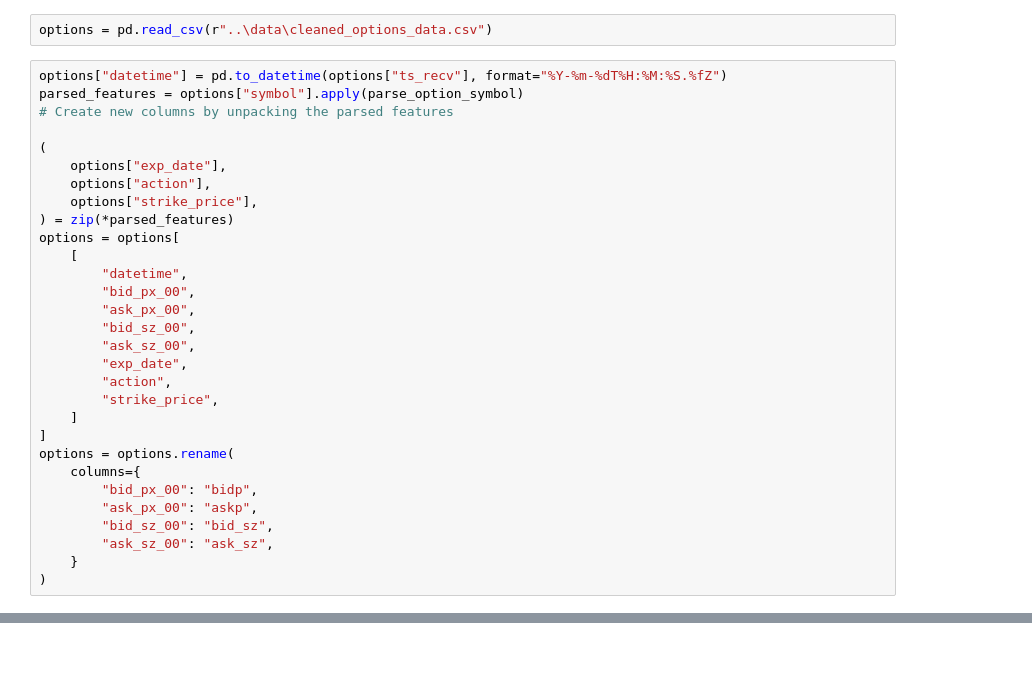
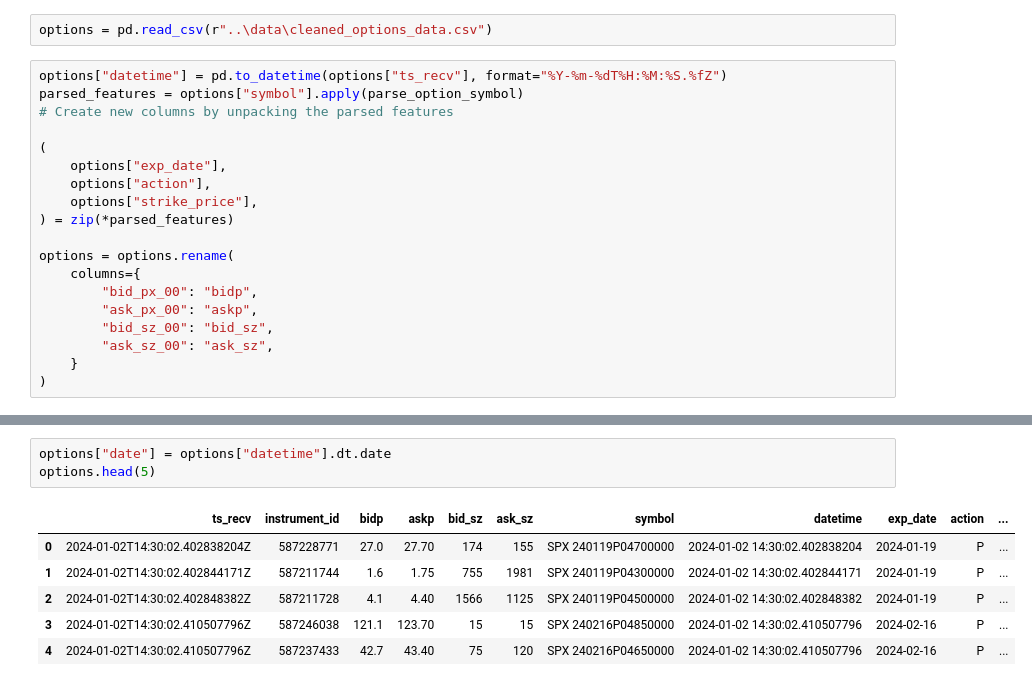
Before and after one commit to sumaddury/Derivatives-Case-M-E-S-C, a Jupyter notebook: eric_testing/profitable_options.ipynb, the cells around one changed output, grey strips where cells are left out. Drawn from its saved outputs; the diff is of its cells as text; blank space fills up the shorter version.

```diff
--- a/eric_testing/profitable_options.ipynb
+++ b/eric_testing/profitable_options.ipynb
@@ -26,18 +26,7 @@ parsed_features = options["symbol"].apply(parse_option_symbol)
     options["action"],
     options["strike_price"],
 ) = zip(*parsed_features)
-options = options[
-    [
-        "datetime",
-        "bid_px_00",
-        "ask_px_00",
-        "bid_sz_00",
-        "ask_sz_00",
-        "exp_date",
-        "action",
-        "strike_price",
-    ]
-]
+
 options = options.rename(
     columns={
         "bid_px_00": "bidp",
@@ -175,0 +169,10 @@ Name: 1554740, dtype: object, Overall: 2922.184375
+# %%
+options["date"] = options["datetime"].dt.date
+options.head(5)
+# %% [output]
+|  | ts_recv | instrument_id | bidp | askp | bid_sz | ask_sz | symbol | datetime | exp_date | action | ... |
+| 0 | 2024-01-02T14:30:02.402838204Z | 587228771 | 27.0 | 27.70 | 174 | 155 | SPX 240119P04700000 | 2024-01-02 14:30:02.402838204 | 2024-01-19 | P | ... |
+| 1 | 2024-01-02T14:30:02.402844171Z | 587211744 | 1.6 | 1.75 | 755 | 1981 | SPX 240119P04300000 | 2024-01-02 14:30:02.402844171 | 2024-01-19 | P | ... |
+| 2 | 2024-01-02T14:30:02.402848382Z | 587211728 | 4.1 | 4.40 | 1566 | 1125 | SPX 240119P04500000 | 2024-01-02 14:30:02.402848382 | 2024-01-19 | P | ... |
+| 3 | 2024-01-02T14:30:02.410507796Z | 587246038 | 121.1 | 123.70 | 15 | 15 | SPX 240216P04850000 | 2024-01-02 14:30:02.410507796 | 2024-02-16 | P | ... |
+| 4 | 2024-01-02T14:30:02.410507796Z | 587237433 | 42.7 | 43.40 | 75 | 120 | SPX 240216P04650000 | 2024-01-02 14:30:02.410507796 | 2024-02-16 | P | ... |
```
Also changed, not shown: parts of 6 cells of this notebook, 2 other files.
